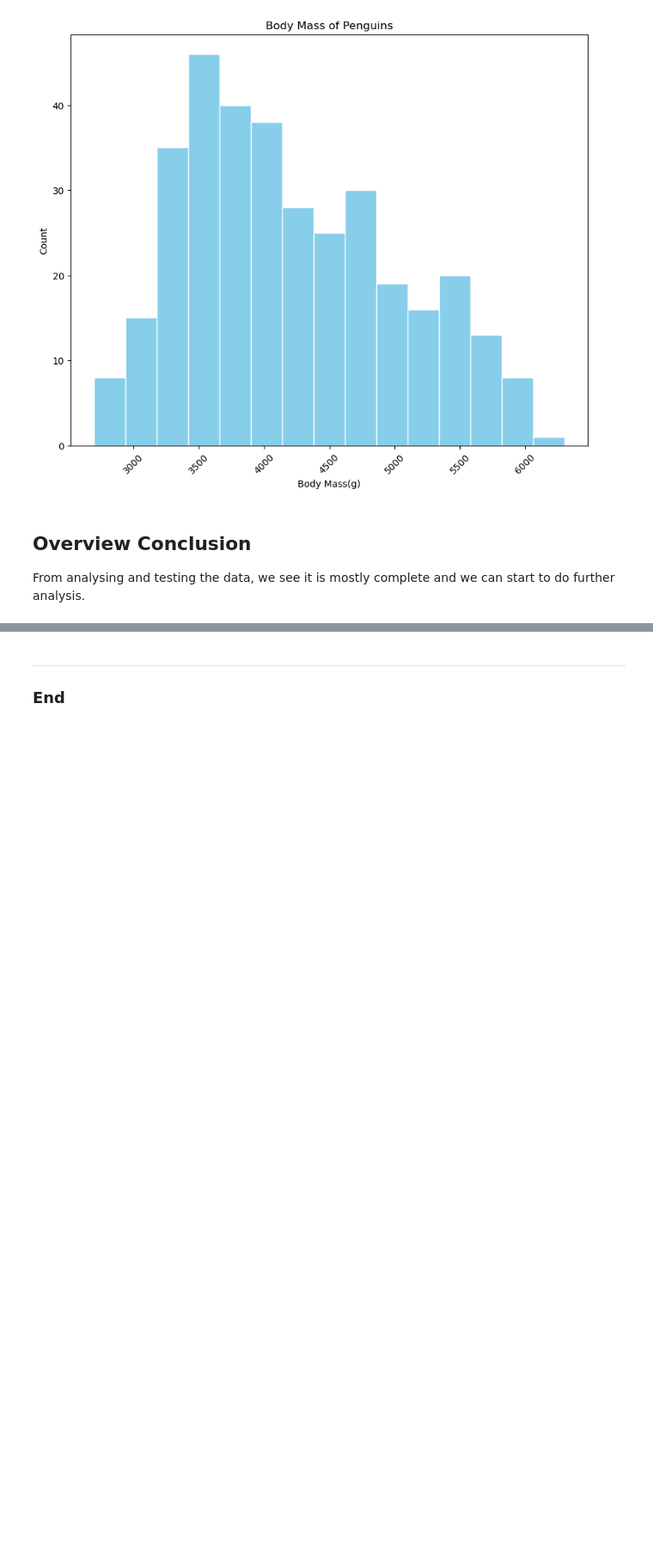
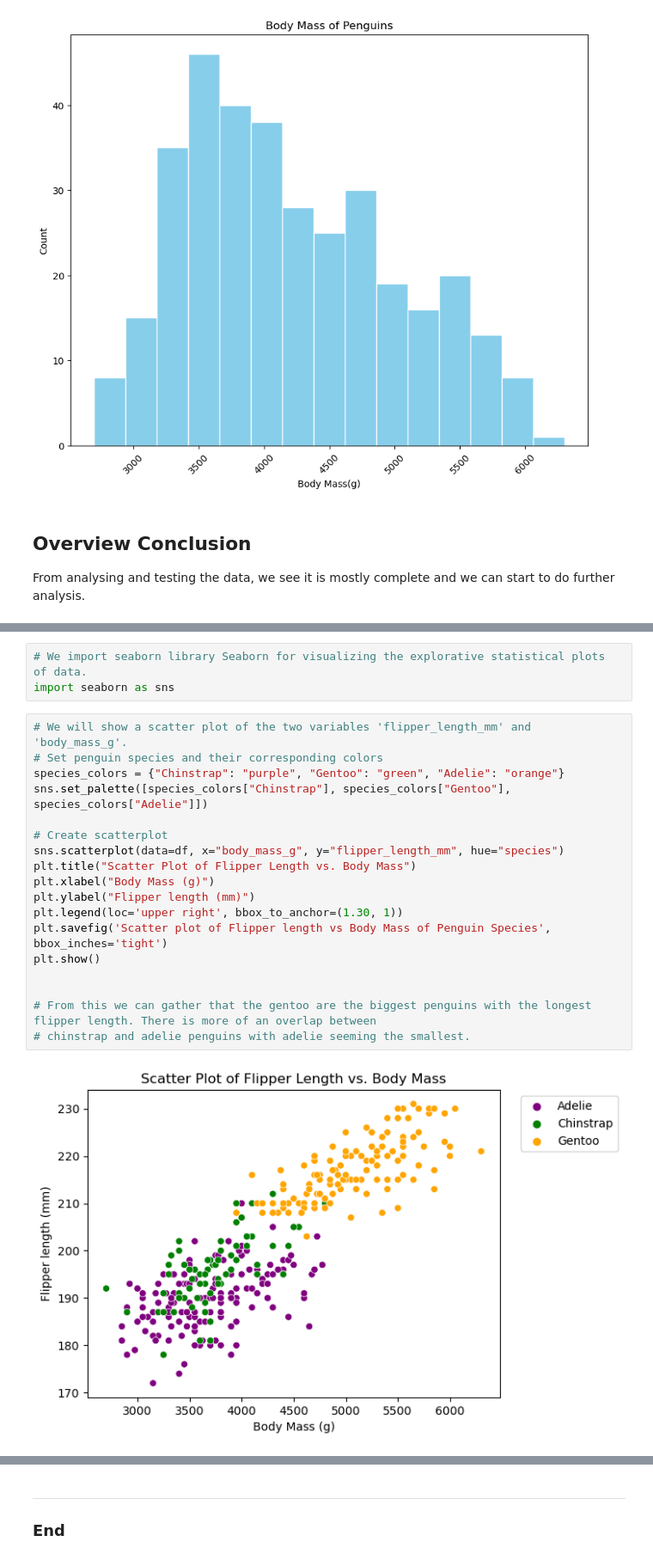
Before and after one commit to Grainne10/myproject, a Jupyter notebook: penguins.ipynb, the cells around one changed output, grey strips where cells are left out. Shown at 86% size. Drawn from its saved outputs; the diff is of its cells as text; blank space fills up the shorter version.

Commit message:
Add scatterplots and commentary

```diff
--- a/penguins.ipynb
+++ b/penguins.ipynb
@@ -207,0 +241,23 @@ From analysing and testing the data, we see it is mostly complete and we can sta
+# %%
+# We import seaborn library Seaborn for visualizing the explorative statistical plots of data.
+import seaborn as sns
+# %%
+# We will show a scatter plot of the two variables 'flipper_length_mm' and 'body_mass_g'.
+# Set penguin species and their corresponding colors
+species_colors = {"Chinstrap": "purple", "Gentoo": "green", "Adelie": "orange"}
+sns.set_palette([species_colors["Chinstrap"], species_colors["Gentoo"], species_colors["Adelie"]])
+
+# Create scatterplot
+sns.scatterplot(data=df, x="body_mass_g", y="flipper_length_mm", hue="species")
+plt.title("Scatter Plot of Flipper Length vs. Body Mass")
+plt.xlabel("Body Mass (g)")
+plt.ylabel("Flipper length (mm)")
+plt.legend(loc='upper right', bbox_to_anchor=(1.30, 1))
+plt.savefig('Scatter plot of Flipper length vs Body Mass of Penguin Species', bbox_inches='tight')
+plt.show()
+
+
+# From this we can gather that the gentoo are the biggest penguins with the longest flipper length. There is more of an overlap between
+# chinstrap and adelie penguins with adelie seeming the smallest.
+# %% [output]
+[figure, added]
```
Also changed, not shown: parts of 8 cells of this notebook, 2 other files.
